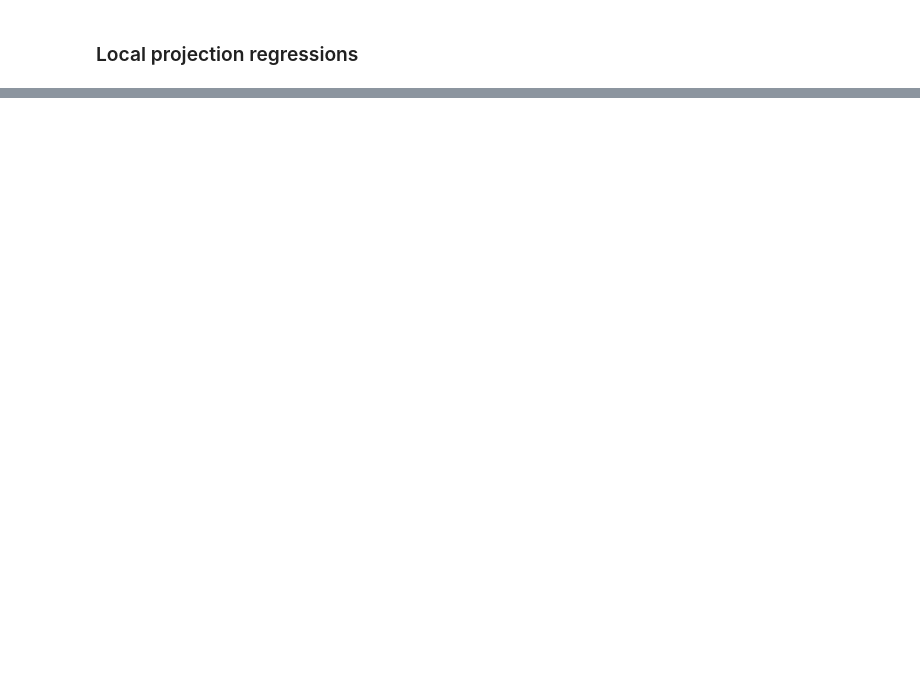
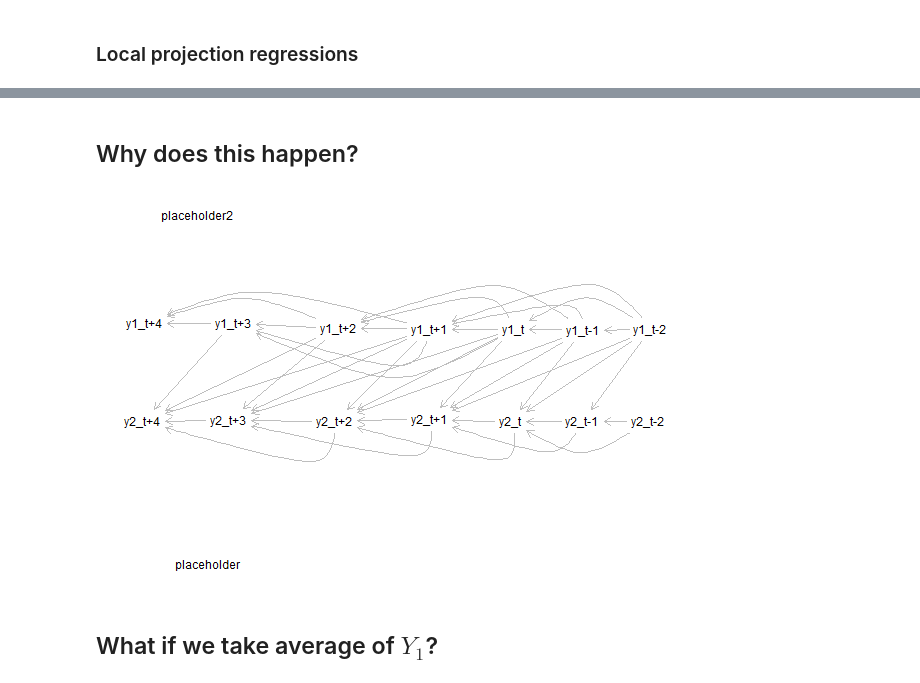
Before and after one commit to NoobQuant/Data_Science_Projects, a Jupyter notebook: stats/causality/ts_causality_4.ipynb, the cells around one changed output, grey strips where cells are left out. Saved outputs shown, nothing was run; the diff lists cells and outputs as text; code cells hidden in the pictures; blank space fills up the shorter version.

```diff
--- a/stats/causality/ts_causality_4.ipynb
+++ b/stats/causality/ts_causality_4.ipynb
@@ -262,3 +380,72 @@ Covariance Type:            nonrobust
 
 Warnings:
 [1] Standard Errors assume that the covariance matrix of the errors is correctly specified.
+# %% [markdown]
+## Why does this happen?
+# %%
+%%R -h 400 -w 600
+g = dagitty('dag {
+"y1_t+1" [adjusted,pos="-0.131,-0.618"]
+"y1_t+2" [exposure,pos="-0.721,-0.627"]
+"y1_t+3" [pos="-1.410,-0.664"]
+"y1_t+4" [pos="-1.990,-0.659"]
+"y1_t-1" [adjusted,pos="0.877,-0.610"]
+"y1_t-2" [pos="1.315,-0.614"]
+"y2_t+1" [pos="-0.128,0.085"]
+"y2_t+2" [pos="-0.746,0.098"]
+"y2_t+3" [pos="-1.437,0.094"]
+"y2_t+4" [outcome,pos="-2.000,0.098"]
+"y2_t-1" [pos="0.871,0.102"]
+"y2_t-2" [pos="1.301,0.098"]
+placeholder [pos="-1.568,1.213"]
+placeholder2 [pos="-1.641,-1.503"]
+y1_t [adjusted,pos="0.419,-0.618"]
+y2_t [pos="0.403,0.102"]
+"y1_t+1" -> "y1_t+2"
+"y1_t+1" -> "y1_t+3" [pos="-0.193,-0.219"]
+"y1_t+1" -> "y1_t+4" [pos="-1.301,-1.009"]
+"y1_t+1" -> "y2_t+2"
+"y1_t+1" -> "y2_t+3"
+"y1_t+1" -> "y2_t+4"
+"y1_t+2" -> "y1_t+3"
+"y1_t+2" -> "y1_t+4" [pos="-1.320,-0.931"]
+"y1_t+2" -> "y2_t+3"
+"y1_t+2" -> "y2_t+4"
+"y1_t+3" -> "y1_t+4"
+"y1_t+3" -> "y2_t+4"
+"y1_t-1" -> "y1_t+1" [pos="0.852,-0.869"]
+"y1_t-1" -> "y1_t+2" [pos="0.362,-1.087"]
+"y1_t-1" -> "y2_t+1"
+"y1_t-1" -> "y2_t+2"
+"y1_t-1" -> y1_t
+"y1_t-1" -> y2_t
+"y1_t-2" -> "y1_t+1" [pos="1.029,-1.100"]
+"y1_t-2" -> "y1_t-1"
+"y1_t-2" -> "y2_t+1"
+"y1_t-2" -> "y2_t-1"
+"y1_t-2" -> y1_t [pos="0.909,-0.943"]
+"y1_t-2" -> y2_t
+"y2_t+1" -> "y2_t+2"
+"y2_t+1" -> "y2_t+3" [pos="-0.062,0.472"]
+"y2_t+2" -> "y2_t+3"
+"y2_t+2" -> "y2_t+4" [pos="-0.743,0.530"]
+"y2_t+3" -> "y2_t+4"
+"y2_t-1" -> "y2_t+1" [pos="0.727,0.419"]
+"y2_t-1" -> y2_t
+"y2_t-2" -> "y2_t-1"
+"y2_t-2" -> y2_t [pos="0.874,0.423"]
+y1_t -> "y1_t+1"
+y1_t -> "y1_t+2" [pos="0.319,-0.952"]
+y1_t -> "y1_t+3" [pos="-0.321,-0.083"]
+y1_t -> "y2_t+1"
+y1_t -> "y2_t+2"
+y1_t -> "y2_t+3"
+y2_t -> "y2_t+1"
+y2_t -> "y2_t+2" [pos="0.498,0.509"]
+}
+')
+plot(g)
+# %% [output]
+[figure, added]
+# %% [markdown]
+## What if we take average of $Y_{1}$?
```
Also changed, not shown: parts of 13 cells of this notebook.
